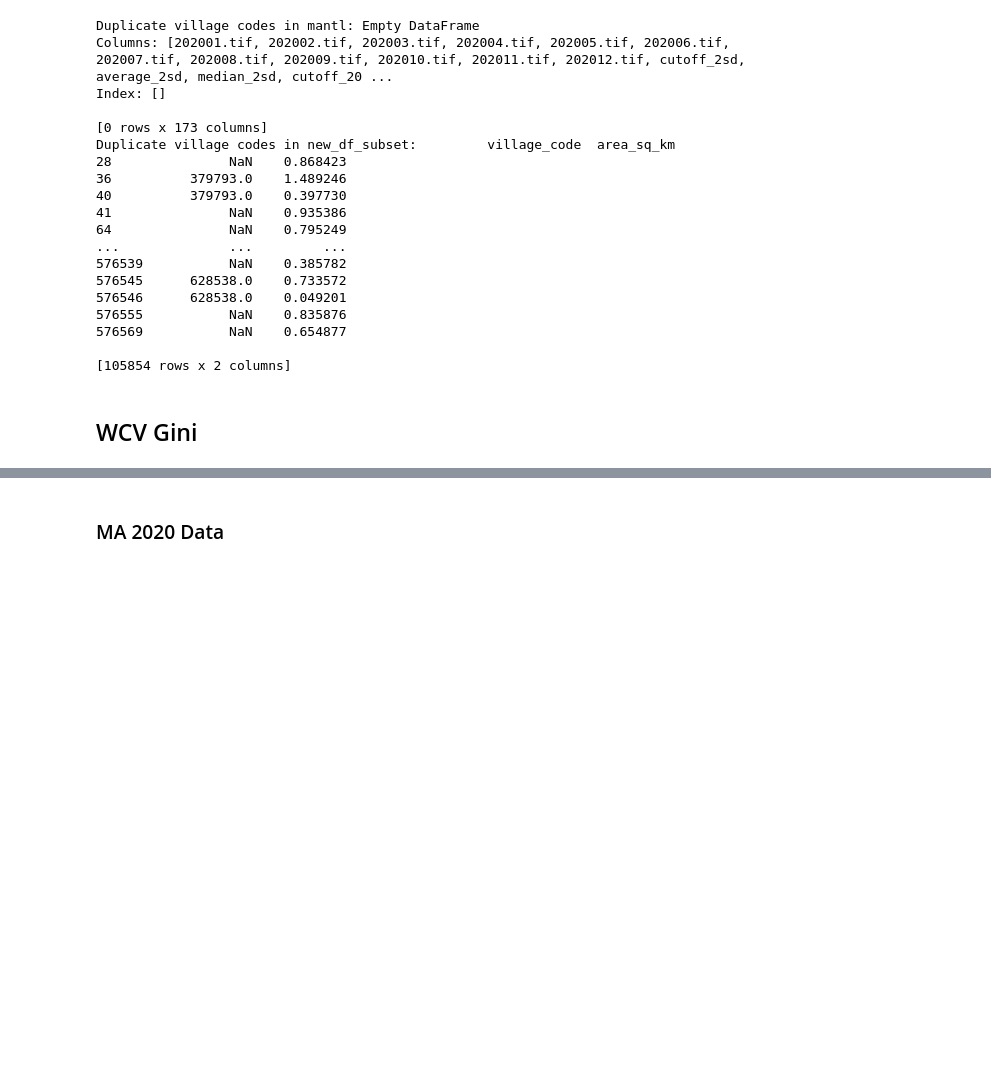
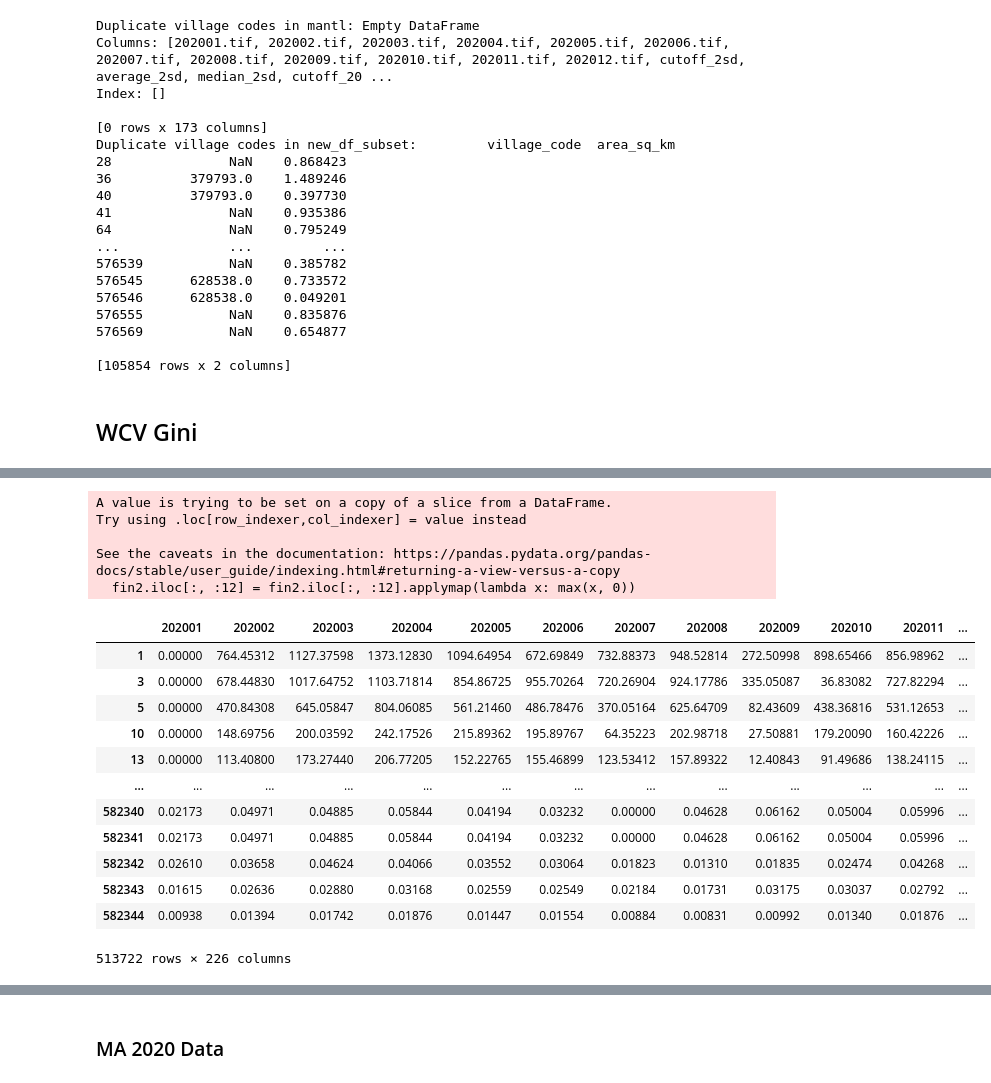
Before and after one commit to SaiSiddhardhaKalla/Master_Thesis, a Jupyter notebook: Mission_Antyodaya.ipynb, the cells around one changed output, grey strips where cells are left out. Cells and saved outputs as stored; diff of their text form; code cells hidden in the pictures; blank space fills up the shorter version.

```diff
--- a/Mission_Antyodaya.ipynb
+++ b/Mission_Antyodaya.ipynb
@@ -2519,0 +2537,23 @@ pd.set_option('display.max_columns', None)
+# %%
+fin2 = fin[fin['State_code'] == fin['state_code']]
+fin2.iloc[:, :12] = fin2.iloc[:, :12].applymap(lambda x: max(x, 0))
+fin2
+# %% [output]
+A value is trying to be set on a copy of a slice from a DataFrame.
+Try using .loc[row_indexer,col_indexer] = value instead
+
+See the caveats in the documentation: https://pandas.pydata.org/pandas-docs/stable/user_guide/indexing.html#returning-a-view-versus-a-copy
+  fin2.iloc[:, :12] = fin2.iloc[:, :12].applymap(lambda x: max(x, 0))
+|  | 202001 | 202002 | 202003 | 202004 | 202005 | 202006 | 202007 | 202008 | 202009 | 202010 | 202011 | ... |
+| 1 | 0.00000 | 764.45312 | 1127.37598 | 1373.12830 | 1094.64954 | 672.69849 | 732.88373 | 948.52814 | 272.50998 | 898.65466 | 856.98962 | ... |
+| 3 | 0.00000 | 678.44830 | 1017.64752 | 1103.71814 | 854.86725 | 955.70264 | 720.26904 | 924.17786 | 335.05087 | 36.83082 | 727.82294 | ... |
+| 5 | 0.00000 | 470.84308 | 645.05847 | 804.06085 | 561.21460 | 486.78476 | 370.05164 | 625.64709 | 82.43609 | 438.36816 | 531.12653 | ... |
+| 10 | 0.00000 | 148.69756 | 200.03592 | 242.17526 | 215.89362 | 195.89767 | 64.35223 | 202.98718 | 27.50881 | 179.20090 | 160.42226 | ... |
+| 13 | 0.00000 | 113.40800 | 173.27440 | 206.77205 | 152.22765 | 155.46899 | 123.53412 | 157.89322 | 12.40843 | 91.49686 | 138.24115 | ... |
+| ... | ... | ... | ... | ... | ... | ... | ... | ... | ... | ... | ... | ... |
+| 582340 | 0.02173 | 0.04971 | 0.04885 | 0.05844 | 0.04194 | 0.03232 | 0.00000 | 0.04628 | 0.06162 | 0.05004 | 0.05996 | ... |
+| 582341 | 0.02173 | 0.04971 | 0.04885 | 0.05844 | 0.04194 | 0.03232 | 0.00000 | 0.04628 | 0.06162 | 0.05004 | 0.05996 | ... |
+| 582342 | 0.02610 | 0.03658 | 0.04624 | 0.04066 | 0.03552 | 0.03064 | 0.01823 | 0.01310 | 0.01835 | 0.02474 | 0.04268 | ... |
+| 582343 | 0.01615 | 0.02636 | 0.02880 | 0.03168 | 0.02559 | 0.02549 | 0.02184 | 0.01731 | 0.03175 | 0.03037 | 0.02792 | ... |
+| 582344 | 0.00938 | 0.01394 | 0.01742 | 0.01876 | 0.01447 | 0.01554 | 0.00884 | 0.00831 | 0.00992 | 0.01340 | 0.01876 | ... |
+513722 rows × 226 columns
```
Also changed, not shown: parts of 5 cells of this notebook, 3 other files.
